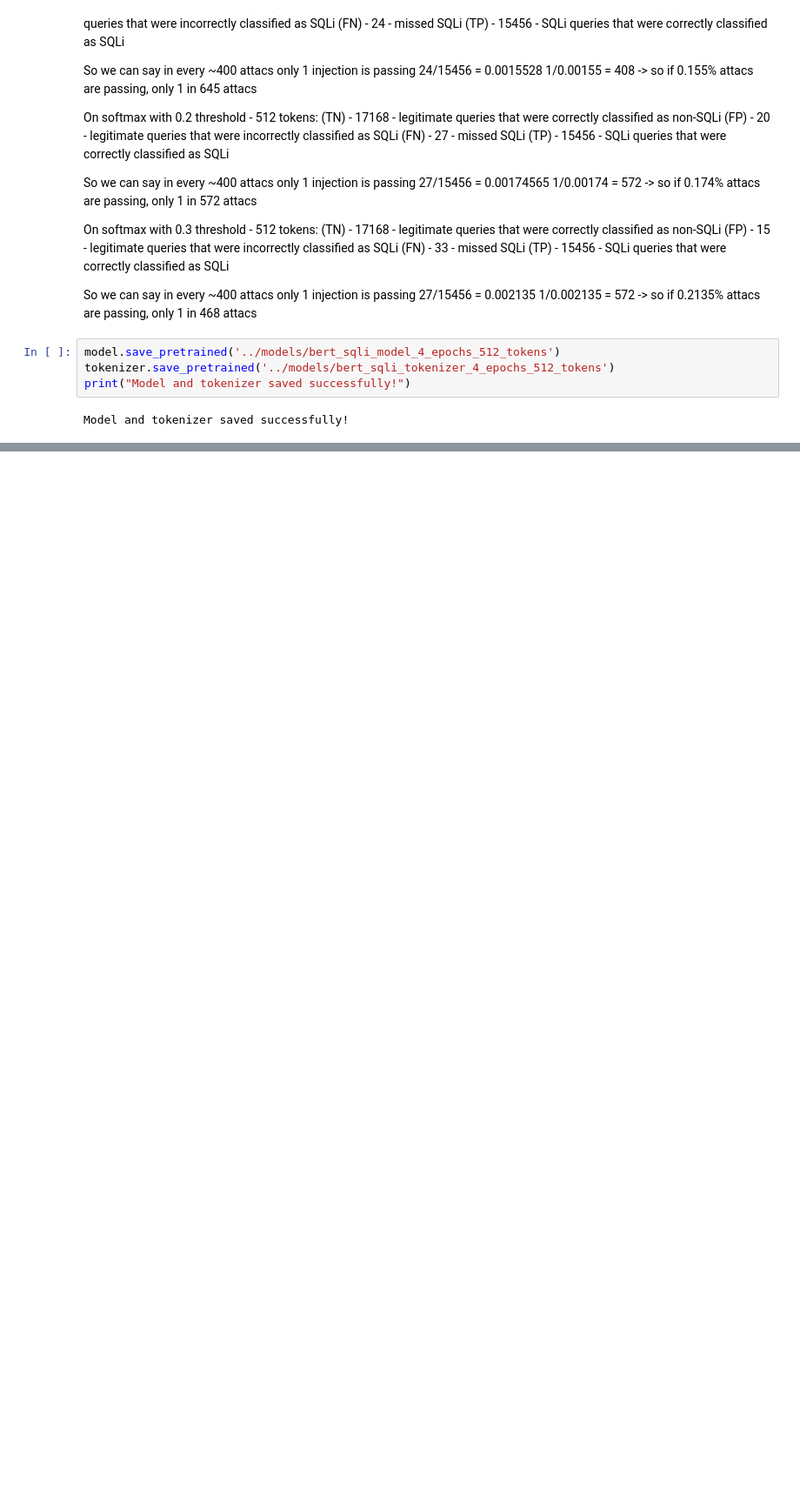
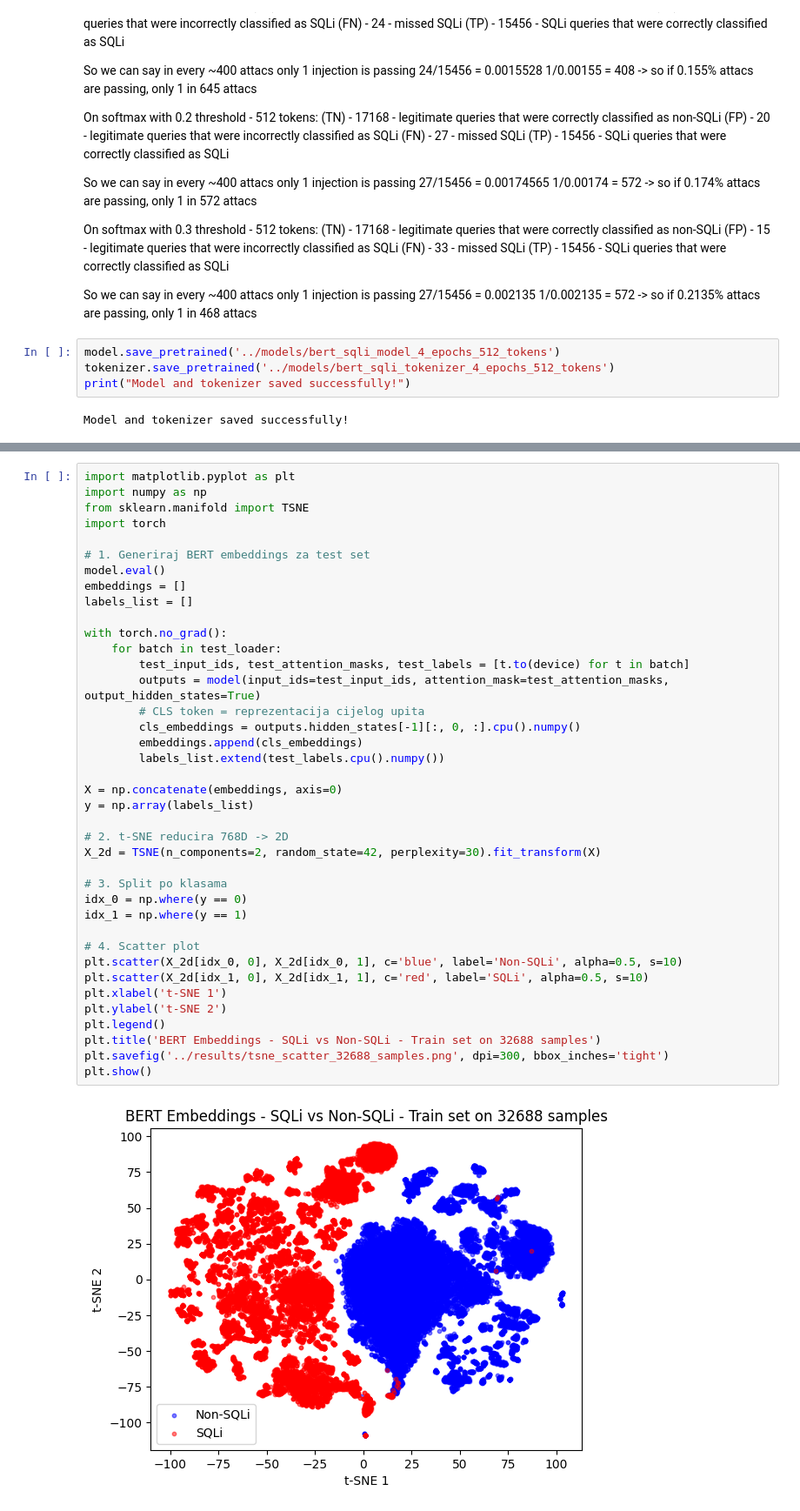
Before and after one commit to viserionnina/bert-sqli-detection, a Jupyter notebook: notebooks/training.ipynb, the cells around one changed output, grey strips where cells are left out. Shown at 87% size. Drawn from its saved outputs; the diff is of its cells as text; blank space fills up the shorter version.

Commit message:
Model analysis, sql clusters results, subtypes, tsne/kde diagrams and scatters

```diff
--- a/notebooks/training.ipynb
+++ b/notebooks/training.ipynb
@@ -663,0 +666,41 @@ Model and tokenizer saved successfully!
+# %%
+import matplotlib.pyplot as plt
+import numpy as np
+from sklearn.manifold import TSNE
+import torch
+
+# 1. Generiraj BERT embeddings za test set
+model.eval()
+embeddings = []
+labels_list = []
+
+with torch.no_grad():
+    for batch in test_loader:
+        test_input_ids, test_attention_masks, test_labels = [t.to(device) for t in batch]
+        outputs = model(input_ids=test_input_ids, attention_mask=test_attention_masks, output_hidden_states=True)
+        # CLS token = reprezentacija cijelog upita
+        cls_embeddings = outputs.hidden_states[-1][:, 0, :].cpu().numpy()
+        embeddings.append(cls_embeddings)
+        labels_list.extend(test_labels.cpu().numpy())
+
+X = np.concatenate(embeddings, axis=0)
+y = np.array(labels_list)
+
+# 2. t-SNE reducira 768D -> 2D
+X_2d = TSNE(n_components=2, random_state=42, perplexity=30).fit_transform(X)
+
+# 3. Split po klasama
+idx_0 = np.where(y == 0)
+idx_1 = np.where(y == 1)
+
+# 4. Scatter plot
+plt.scatter(X_2d[idx_0, 0], X_2d[idx_0, 1], c='blue', label='Non-SQLi', alpha=0.5, s=10)
+plt.scatter(X_2d[idx_1, 0], X_2d[idx_1, 1], c='red', label='SQLi', alpha=0.5, s=10)
+plt.xlabel('t-SNE 1')
+plt.ylabel('t-SNE 2')
+plt.legend()
+plt.title('BERT Embeddings - SQLi vs Non-SQLi - Train set on 32688 samples')
+plt.savefig('../results/tsne_scatter_32688_samples.png', dpi=300, bbox_inches='tight')
+plt.show()
+# %% [output]
+[figure, added]
```
Also changed, not shown: parts of 6 cells of this notebook, 11 other files.
